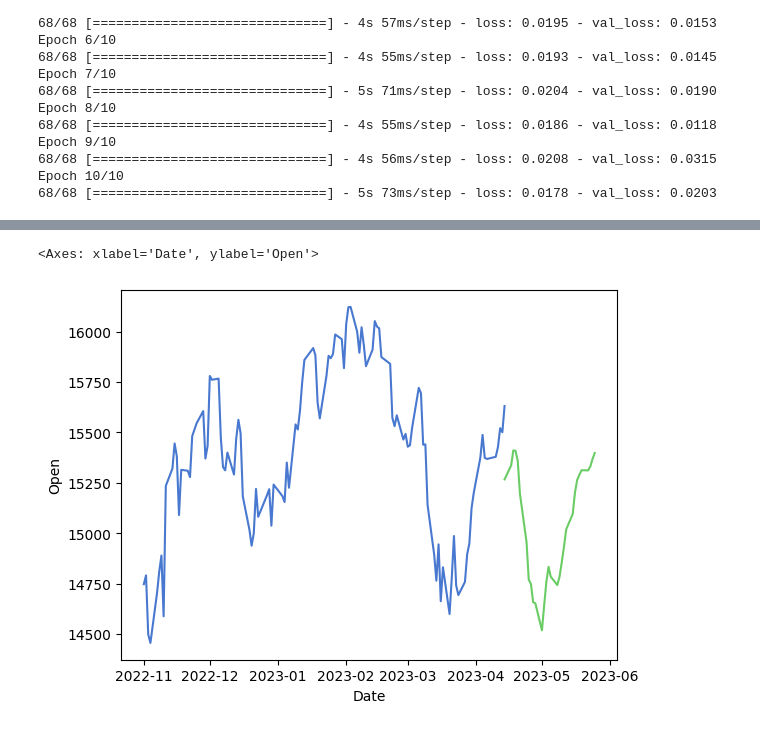
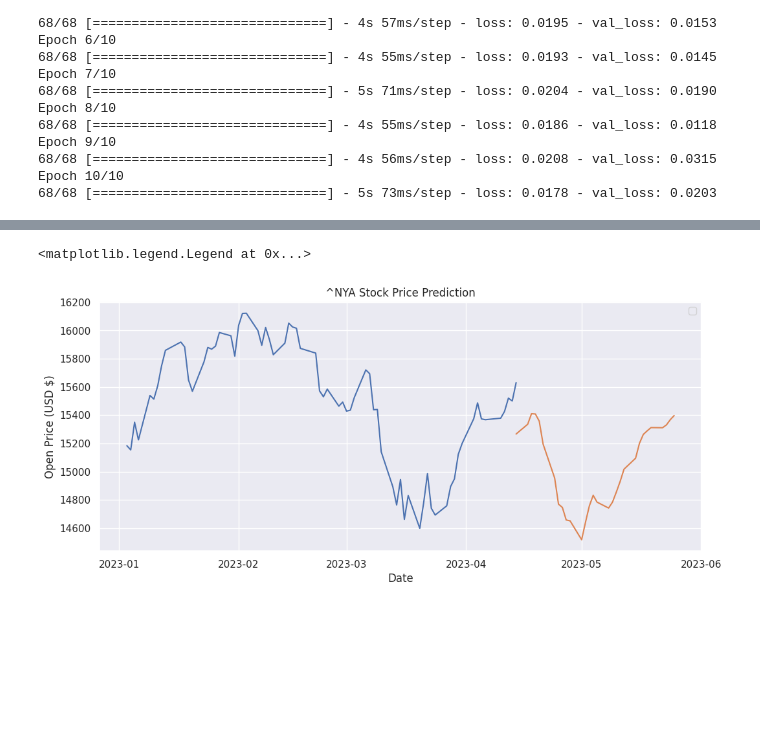
Before and after one commit to cjhenry10/big-data-ai, a Jupyter notebook: final_2.ipynb, the cells around one changed output, grey strips where cells are left out. Saved outputs shown, nothing was run; the diff lists cells and outputs as text; code cells hidden in the pictures; blank space fills up the shorter version.

Commit message:
updated the plot

```diff
--- a/final_2.ipynb
+++ b/final_2.ipynb
@@ -124,8 +124,15 @@ df_forecast['Date'] = pd.to_datetime(df_forecast['Date'])
 
 original = df[['Date', 'Open']]
 original['Date'] = pd.to_datetime(original['Date'])
-original = original.loc[original['Date'] >= '2022-11-01']
+original = original.loc[original['Date'] >= '2023-01-01']
 
 sns.lineplot(x=original['Date'], y=original['Open'])
 sns.lineplot(x=df_forecast['Date'], y=df_forecast['Open'])
+sns.set(rc={'figure.figsize':(12,5)})
+plt.title('^NYA Stock Price Prediction')
+plt.ylabel('Open Price (USD $)')
+# plt.plot(original[['Open', 'Date']])
+# plt.plot(df_forecast[['Open', 'Date']])
+plt.legend(labels=['History', 'Prediction'], loc='lower right')
+plt.legend()
 # %% [output]
@@ -138,2 +146,2 @@ See the caveats in the documentation: https://pandas.pydata.org/pandas-docs/stab
-<Axes: xlabel='Date', ylabel='Open'>
+<matplotlib.legend.Legend at 0x...>
-[figure, old version]
+[figure, new version]
```
Also changed, not shown: parts of 1 cell of this notebook.
